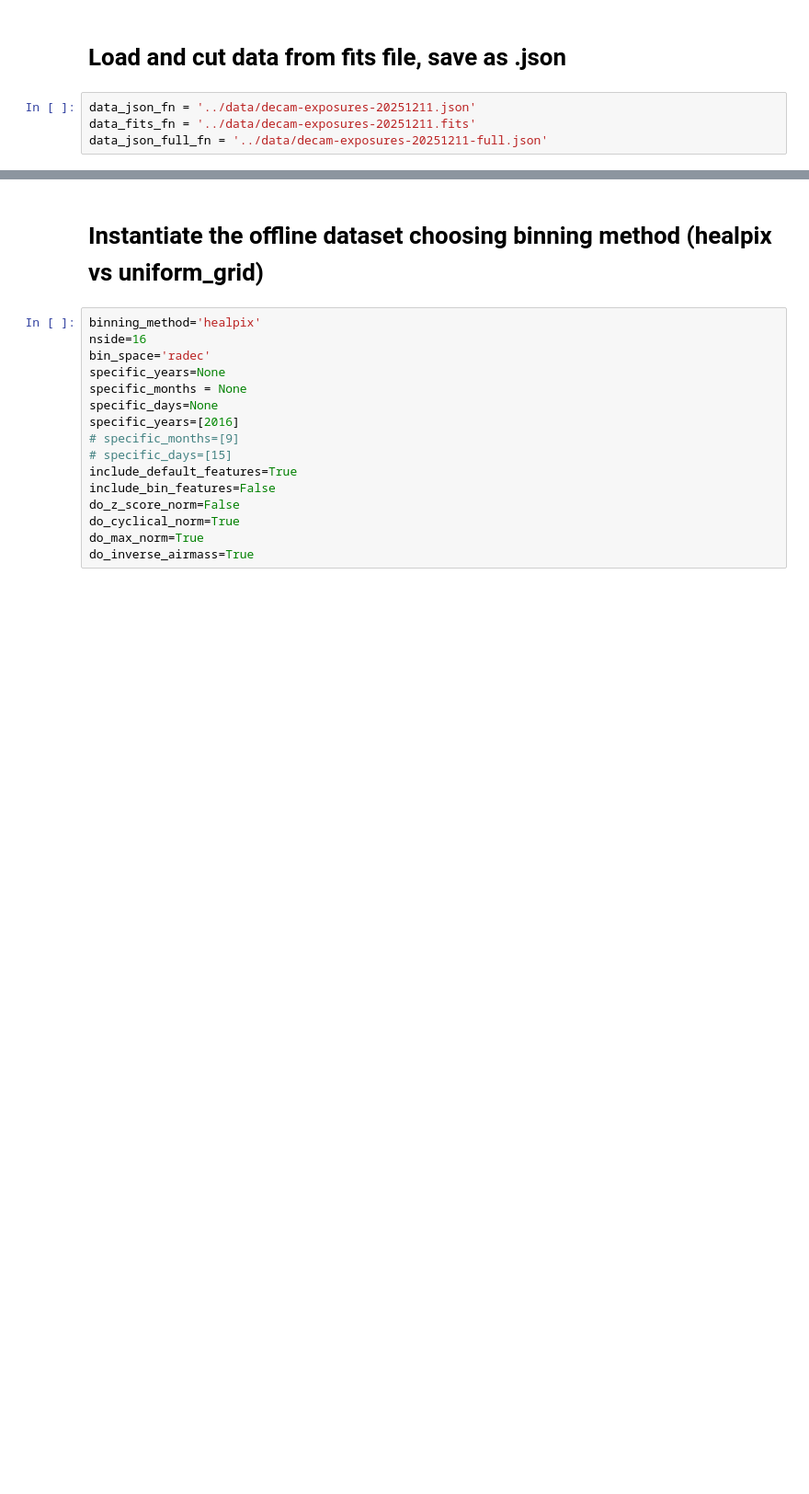
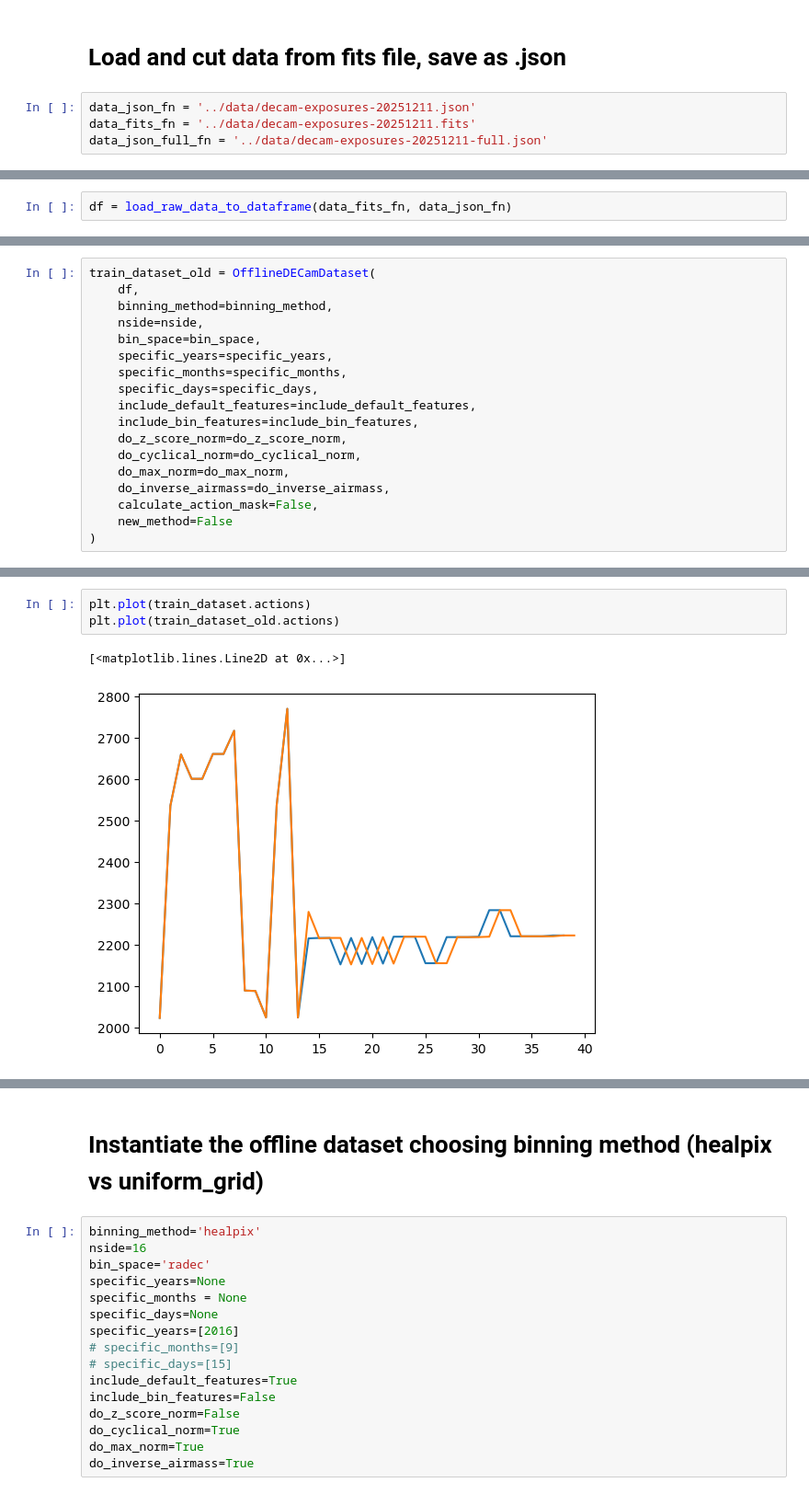
Before and after one commit to rachelhur/survey-ops, a Jupyter notebook: notebooks/v2-scratch-remove-transitions.ipynb, the cells around one changed output, grey strips where cells are left out. Shown at 92% size. Drawn from its saved outputs; the diff is of its cells as text; blank space fills up the shorter version.

```diff
--- a/notebooks/v2-scratch-remove-transitions.ipynb
+++ b/notebooks/v2-scratch-remove-transitions.ipynb
@@ -163,0 +49,2 @@ array(['test pausing', 'decal test light', 'decal test dark', ...,
+# %%
+df = load_raw_data_to_dataframe(data_fits_fn, data_json_fn)
@@ -163,0 +86,18 @@ array(['test pausing', 'decal test light', 'decal test dark', ...,
+# %%
+train_dataset_old = OfflineDECamDataset(
+    df,
+    binning_method=binning_method,
+    nside=nside,
+    bin_space=bin_space,
+    specific_years=specific_years,
+    specific_months=specific_months,
+    specific_days=specific_days,
+    include_default_features=include_default_features,
+    include_bin_features=include_bin_features,
+    do_z_score_norm=do_z_score_norm,
+    do_cyclical_norm=do_cyclical_norm,
+    do_max_norm=do_max_norm,
+    do_inverse_airmass=do_inverse_airmass,
+    calculate_action_mask=False,
+    new_method=False
+)
@@ -163,0 +128,6 @@ array(['test pausing', 'decal test light', 'decal test dark', ...,
+# %%
+plt.plot(train_dataset.actions)
+plt.plot(train_dataset_old.actions)
+# %% [output]
+[<matplotlib.lines.Line2D at 0x...>]
+[figure, added]
```
Also changed, not shown: parts of 17 cells of this notebook.
